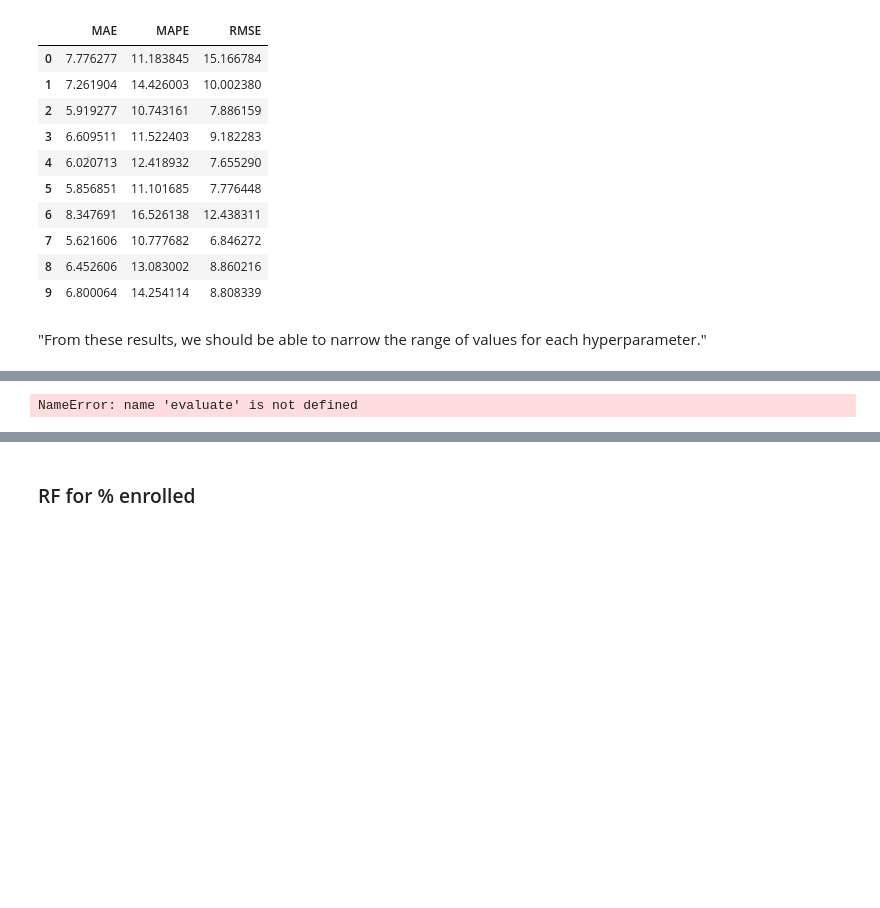
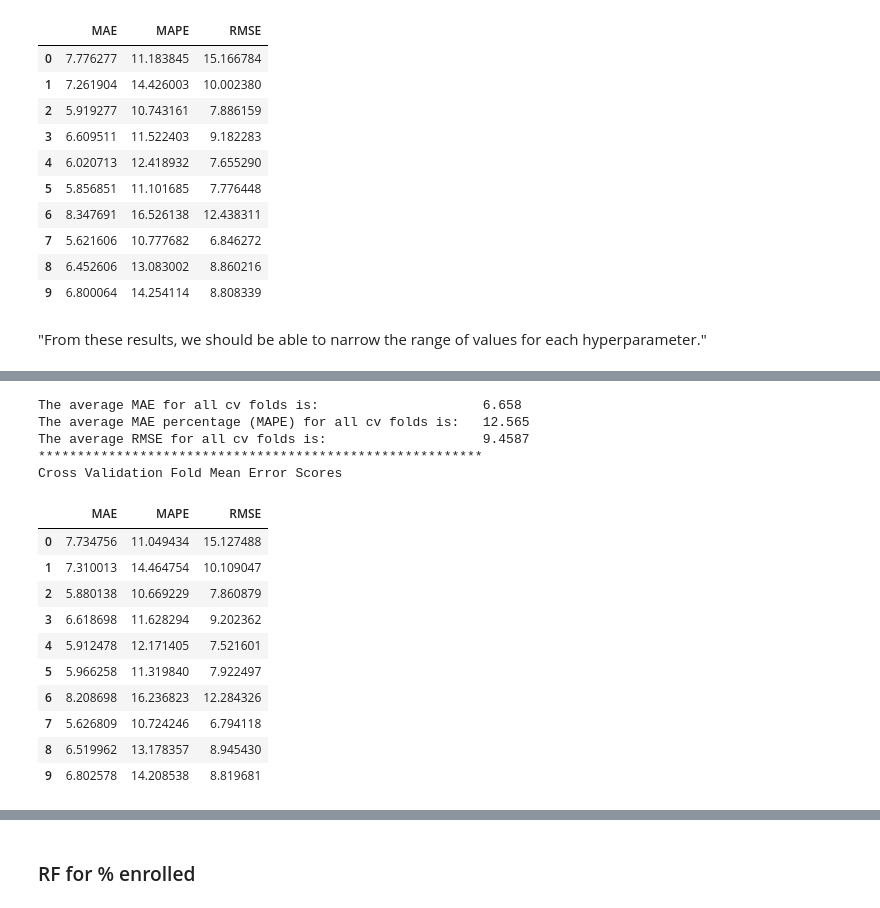
Before and after one commit to crkim13/7331DataMining, a Jupyter notebook: Lab2.ipynb, the cells around one changed output, grey strips where cells are left out. Cells and saved outputs as stored; diff of their text form; code cells hidden in the pictures; blank space fills up the shorter version.

```diff
--- a/Lab2.ipynb
+++ b/Lab2.ipynb
@@ -1056,24 +1055,26 @@ Cross Validation Fold Mean Error Scores
 # Create the parameter grid based on the results of random search
 param_grid = {
     'bootstrap': [True],
-    'max_depth': [80, 90, 100, 110],
+    'max_depth': [125, 130, 135],
     'max_features': ['auto'],
     'min_samples_leaf': [1],
-    'min_samples_split': [2, 3, 4],
-    'n_estimators': [1200, 1250, 1300, 1350, 1400, 1450, 1500, 1550, 1600]
+    'min_samples_split': [2, 3],
+    'n_estimators': [850, 900, 950, 1000, 1050, 1100, 1150]
 }
 
 # Create a based model
-rf = RandomForestRegressor()
+rf = RandomForestRegressor(random_state = 40)
 
 # Instantiate the grid search model
-RFgrid_searchACT = GridSearchCV(estimator = rf, param_grid = param_grid, cv = 3, n_jobs = -1, verbose = 2)
+rf_gridACT = GridSearchCV(estimator = rf, param_grid = param_grid,
+                                cv = cv_object, n_jobs = -1, verbose = 2,
+                                scoring = mae_scorer)
 
 # Fit the grid search to the data
-RFgrid_searchACT.fit(X_train_scaled, y_train)
+rf_gridACT.fit(X_train_scaled, y_train)
 
 # examine the best model
-print(RFgrid_searchACT.best_score_)
-print(RFgrid_searchACT.best_params_)
-print(RFgrid_searchACT.best_estimator_)
+print(rf_gridACT.best_score_)
+print(rf_gridACT.best_params_)
+print(rf_gridACT.best_estimator_)
 # %% [output]
@@ -1093,11 +1095,26 @@ Fitting 3 folds for each of 216 candidates, totalling 648 fits
 # %%
 # analyze how well the GridSearchCV model based on RandomizedGridSearchCV predicted
 
-grid_RF_Estimator = grid_search.best_estimator_
+rf_gridACT_Estimator = rf_gridACT.best_estimator_
 
-EvaluateRegressionEstimator(grid_RF_Estimator, X, y, cv_object)
+EvaluateRegressionEstimator(rf_gridACT_Estimator, X, y, cv_object)
 # %% [output]
-NameError: name 'evaluate' is not defined
+The average MAE for all cv folds is:                     6.658
+The average MAE percentage (MAPE) for all cv folds is:   12.565
+The average RMSE for all cv folds is:                    9.4587
+*********************************************************
+Cross Validation Fold Mean Error Scores
+|  | MAE | MAPE | RMSE |
+| 0 | 7.734756 | 11.049434 | 15.127488 |
+| 1 | 7.310013 | 14.464754 | 10.109047 |
+| 2 | 5.880138 | 10.669229 | 7.860879 |
+| 3 | 6.618698 | 11.628294 | 9.202362 |
+| 4 | 5.912478 | 12.171405 | 7.521601 |
+| 5 | 5.966258 | 11.319840 | 7.922497 |
+| 6 | 8.208698 | 16.236823 | 12.284326 |
+| 7 | 5.626809 | 10.724246 | 6.794118 |
+| 8 | 6.519962 | 13.178357 | 8.945430 |
+| 9 | 6.802578 | 14.208538 | 8.819681 |
 # %%
 ########################3
 # don't know if this code is appropriate on how its set up now
```
Also changed, not shown: parts of 10 cells of this notebook.
